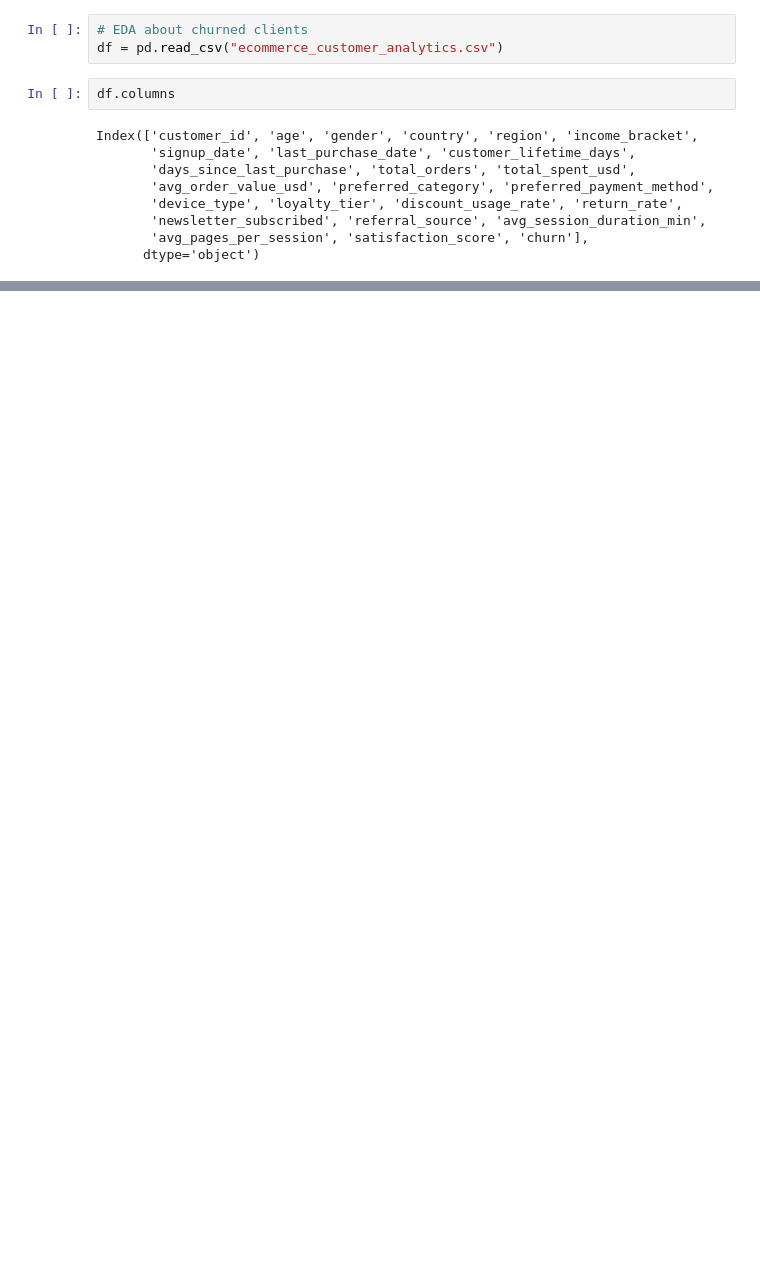
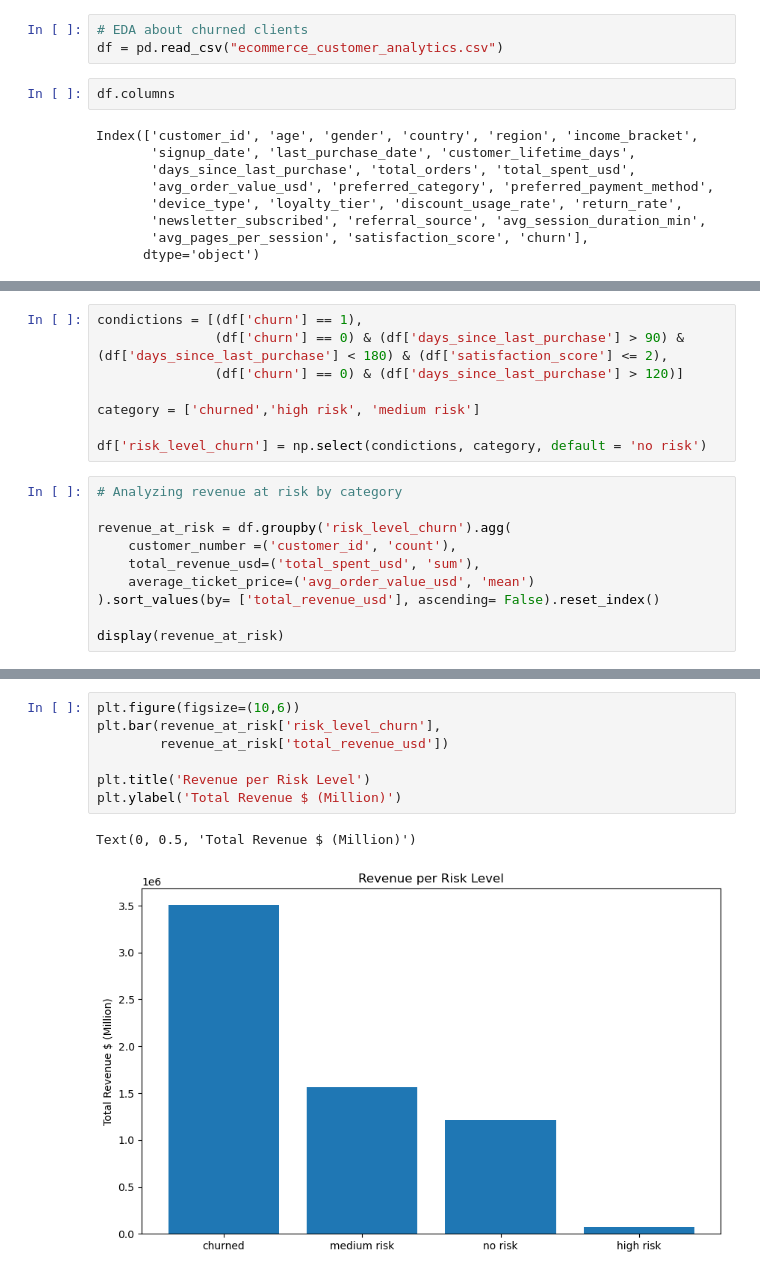
Before and after one commit to LaisSilva42/ecommerce-churn-revenue-at-risk, a Jupyter notebook: Churn_analysis.ipynb, the cells around one changed output, grey strips where cells are left out. Saved outputs shown, nothing was run; the diff lists cells and outputs as text; blank space fills up the shorter version.

```diff
--- a/Churn_analysis.ipynb
+++ b/Churn_analysis.ipynb
@@ -50,0 +121,18 @@ plt.show()
+# %%
+condictions = [(df['churn'] == 1),
+               (df['churn'] == 0) & (df['days_since_last_purchase'] > 90) & (df['days_since_last_purchase'] < 180) & (df['satisfaction_score'] <= 2),
+               (df['churn'] == 0) & (df['days_since_last_purchase'] > 120)]
+
+category = ['churned','high risk', 'medium risk']
+
+df['risk_level_churn'] = np.select(condictions, category, default = 'no risk')
+# %%
+# Analyzing revenue at risk by category
+
+revenue_at_risk = df.groupby('risk_level_churn').agg(
+    customer_number =('customer_id', 'count'),
+    total_revenue_usd=('total_spent_usd', 'sum'),
+    average_ticket_price=('avg_order_value_usd', 'mean')
+).sort_values(by= ['total_revenue_usd'], ascending= False).reset_index()
+
+display(revenue_at_risk)
@@ -50,0 +145,10 @@ plt.show()
+# %%
+plt.figure(figsize=(10,6))
+plt.bar(revenue_at_risk['risk_level_churn'],
+        revenue_at_risk['total_revenue_usd'])
+
+plt.title('Revenue per Risk Level')
+plt.ylabel('Total Revenue $ (Million)')
+# %% [output]
+Text(0, 0.5, 'Total Revenue $ (Million)')
+[figure, added]
```
Also changed, not shown: parts of 13 cells of this notebook.
